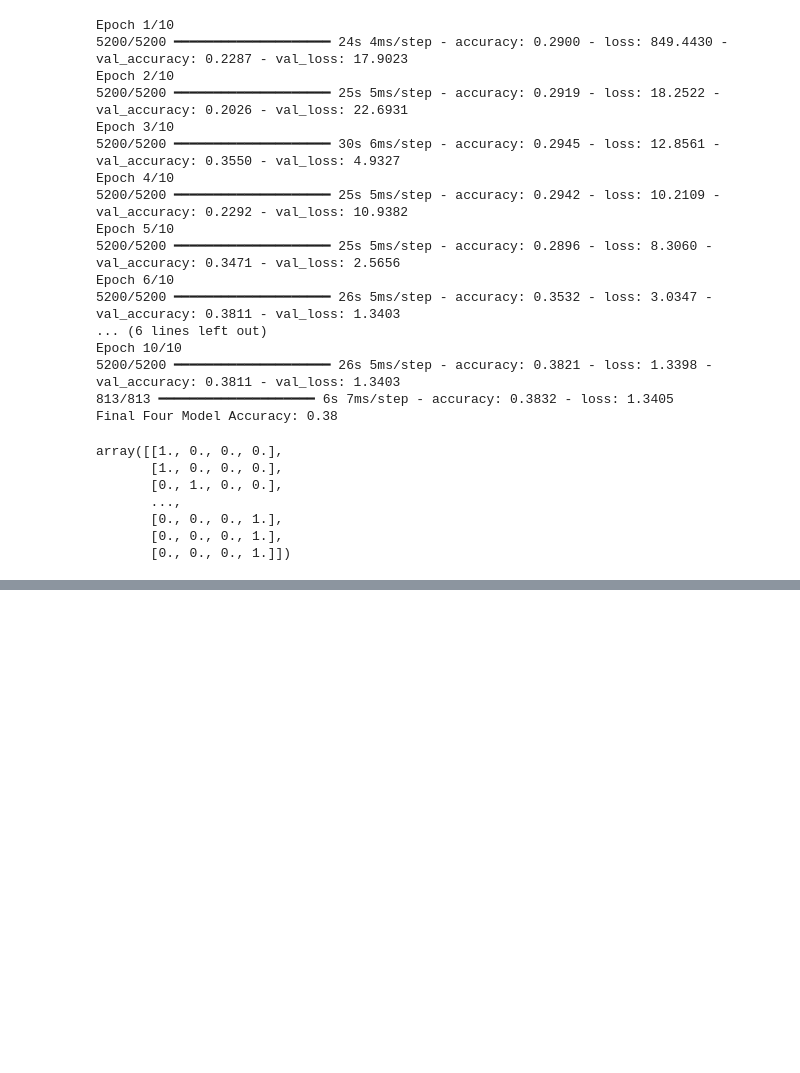
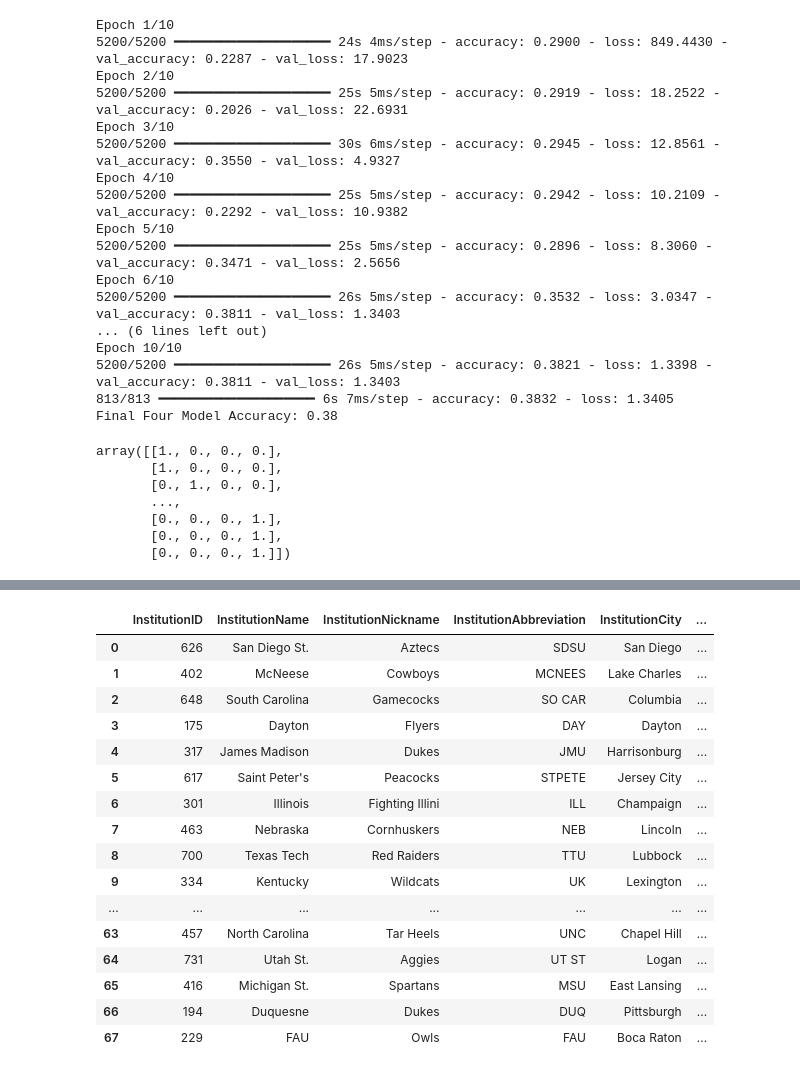
Before and after one commit to LittleMac24/ccac-competion, a Jupyter notebook: eda.ipynb, the cells around one changed output, grey strips where cells are left out. Cells and saved outputs as stored; diff of their text form; code cells hidden in the pictures; blank space fills up the shorter version.

```diff
--- a/eda.ipynb
+++ b/eda.ipynb
@@ -2099,0 +2356,20 @@ pd.DataFrame(X_train_transformed).describe()
+# %%
+college_info
+# %% [output]
+|  | InstitutionID | InstitutionName | InstitutionNickname | InstitutionAbbreviation | InstitutionCity | ... |
+| 0 | 626 | San Diego St. | Aztecs | SDSU | San Diego | ... |
+| 1 | 402 | McNeese | Cowboys | MCNEES | Lake Charles | ... |
+| 2 | 648 | South Carolina | Gamecocks | SO CAR | Columbia | ... |
+| 3 | 175 | Dayton | Flyers | DAY | Dayton | ... |
+| 4 | 317 | James Madison | Dukes | JMU | Harrisonburg | ... |
+| 5 | 617 | Saint Peter's | Peacocks | STPETE | Jersey City | ... |
+| 6 | 301 | Illinois | Fighting Illini | ILL | Champaign | ... |
+| 7 | 463 | Nebraska | Cornhuskers | NEB | Lincoln | ... |
+| 8 | 700 | Texas Tech | Red Raiders | TTU | Lubbock | ... |
+| 9 | 334 | Kentucky | Wildcats | UK | Lexington | ... |
+| ... | ... | ... | ... | ... | ... | ... |
+| 63 | 457 | North Carolina | Tar Heels | UNC | Chapel Hill | ... |
+| 64 | 731 | Utah St. | Aggies | UT ST | Logan | ... |
+| 65 | 416 | Michigan St. | Spartans | MSU | East Lansing | ... |
+| 66 | 194 | Duquesne | Dukes | DUQ | Pittsburgh | ... |
+| 67 | 229 | FAU | Owls | FAU | Boca Raton | ... |
```
Also changed, not shown: parts of 11 cells of this notebook, 8 other files.
